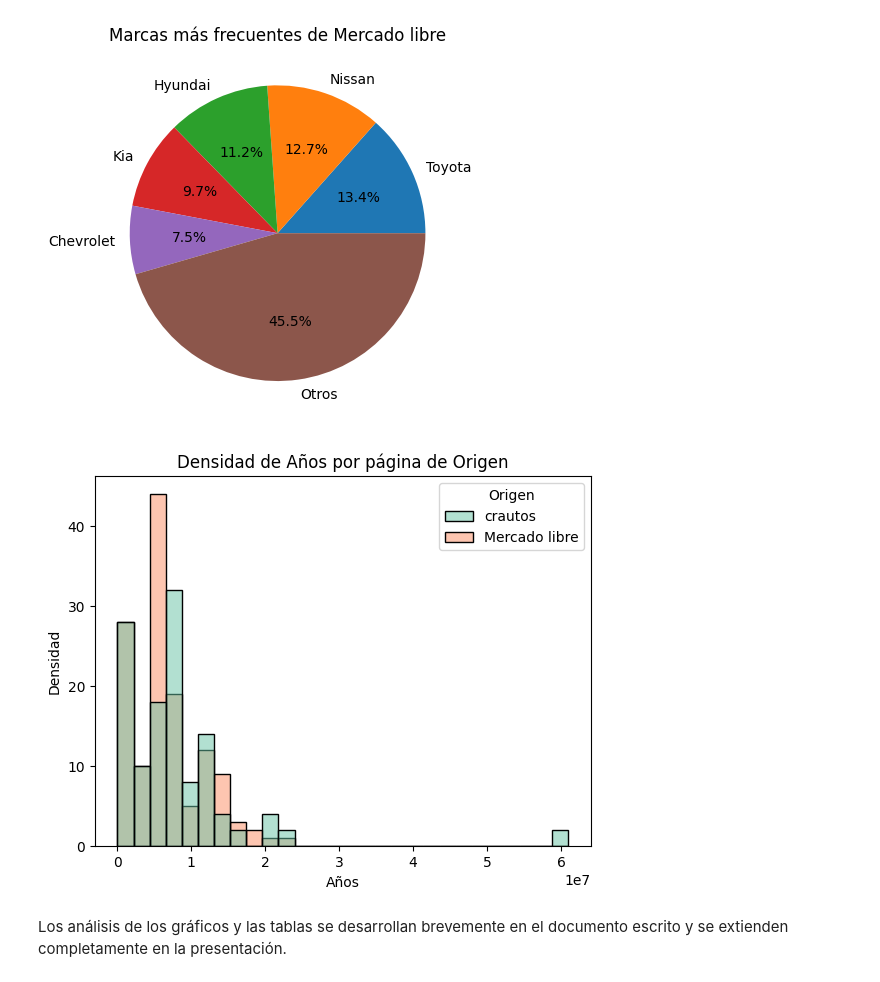
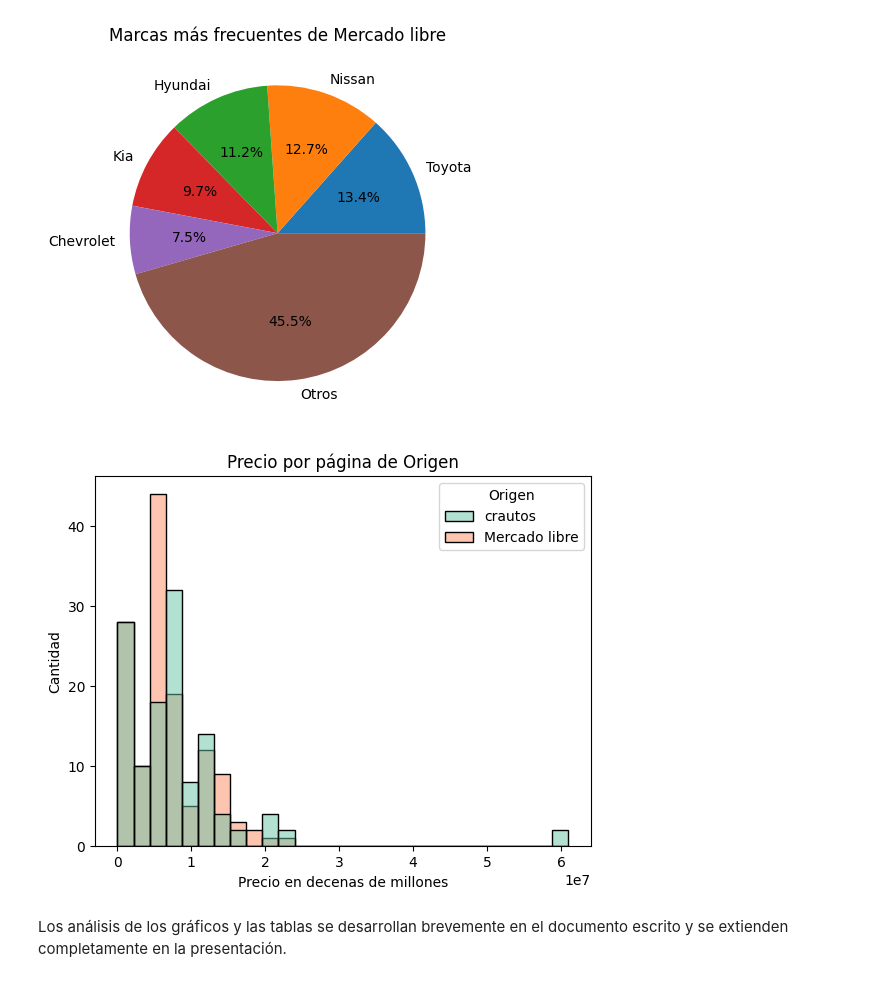
Before and after one commit to Santifer0803/Proyecto_individual_herramientas_II, a Jupyter notebook: cod/Proyecto_individual.ipynb, the cells around one changed output. Cells and saved outputs as stored; diff of their text form; code cells hidden in the pictures.

```diff
--- a/cod/Proyecto_individual.ipynb
+++ b/cod/Proyecto_individual.ipynb
@@ -762,17 +764,17 @@ plt.show()
 [figure]
 # %%
 # Gráfico con los años en el eje x, agrupa por origen y llena con porcentajes en cada intervalo de años según el origen
-sns.histplot(x = 'Precio', hue = 'Origen', data = df_final, palette = "Set2")
+sns.histplot(x = 'Precio', hue = 'Origen', data = df_final, palette = 'Set2')
 
 # Ejes
-plt.xlabel('Años')
-plt.ylabel('Densidad')
+plt.xlabel('Precio en decenas de millones')
+plt.ylabel('Cantidad')
 
 # Título
-plt.title('Densidad de Años por página de Origen')
+plt.title('Precio por página de Origen')
 
 plt.show()
 # %% [output]
-[figure, old version]
+[figure, new version]
 # %% [markdown]
 Los análisis de los gráficos y las tablas se desarrollan brevemente en el documento escrito y se extienden completamente en la presentación.
```
Also changed, not shown: parts of 1 cell of this notebook, 1 other file.
